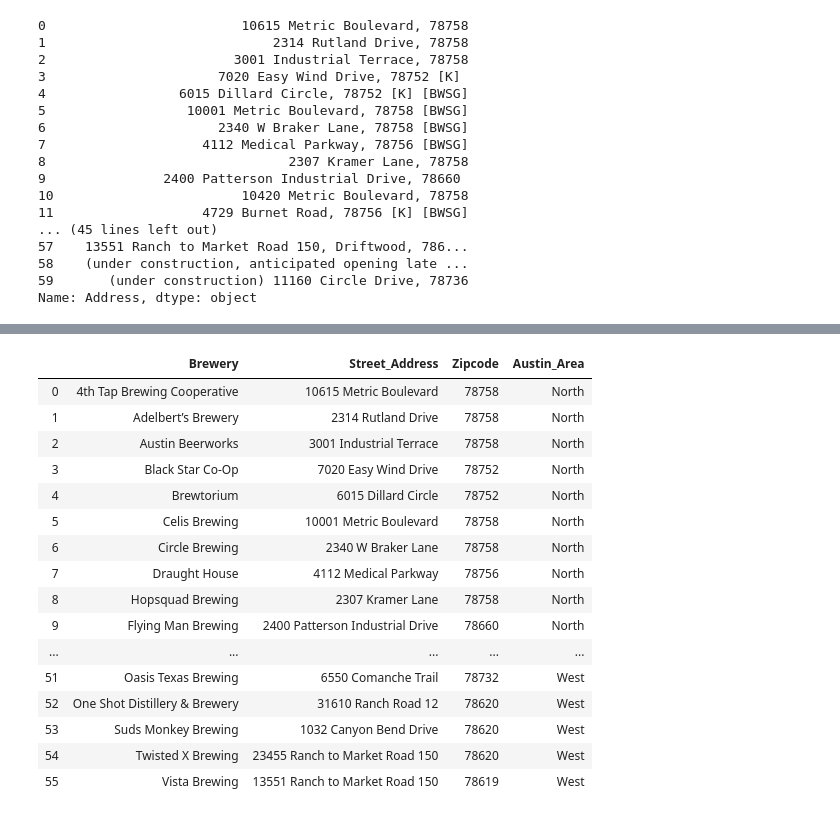
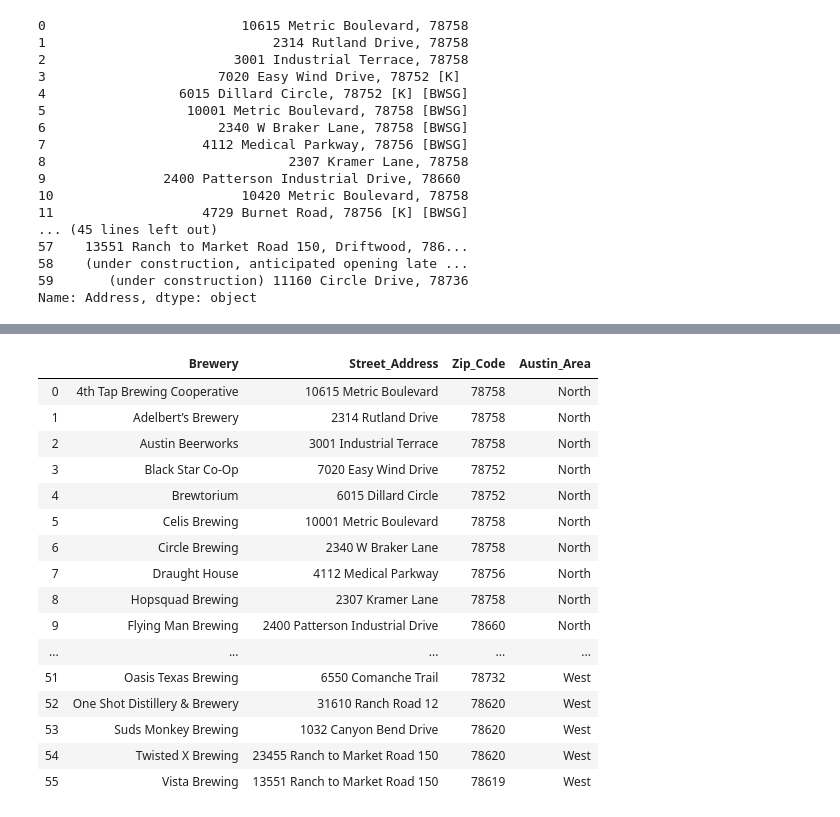
Before and after one commit to asianhenry/austin-breweries, a Jupyter notebook: beer_scrape.ipynb, the cells around one changed output, grey strips where cells are left out. Drawn from its saved outputs; the diff is of its cells as text; code cells hidden in the pictures.

```diff
--- a/beer_scrape.ipynb
+++ b/beer_scrape.ipynb
@@ -136,7 +136,7 @@ df
 | 58 | Meanwhile Brewing | (under construction, anticipated ... | 3901 Promontory Point Drive | 78744 |
 | 59 | Hitmaker Brewing Company | (under construction) 11160 Circle... | 11160 Circle Drive | 78736 |
 # %%
-df_cleaned = df[['Brewery', 'Street_Address', 'Zipcode']]
+df_cleaned = df[['Brewery', 'Street_Address', 'Zip_Code']]
 #df_cleaned
 # %%
 df_cleaned=df_cleaned.drop([30,36,58,59])
@@ -150,25 +150,26 @@ area += 9 * ['South']
 area += 11 * ['East']
 area += 12 * ['West']
 df_cleaned['Austin_Area']=area
-# %%
-df_cleaned
-# %% [output]
-|  | Brewery | Street_Address | Zipcode | Austin_Area |
-| 0 | 4th Tap Brewing Cooperative | 10615 Metric Boulevard | 78758 | North |
-| 1 | Adelbert’s Brewery | 2314 Rutland Drive | 78758 | North |
-| 2 | Austin Beerworks | 3001 Industrial Terrace | 78758 | North |
-| 3 | Black Star Co-Op | 7020 Easy Wind Drive | 78752 | North |
-| 4 | Brewtorium | 6015 Dillard Circle | 78752 | North |
-| 5 | Celis Brewing | 10001 Metric Boulevard | 78758 | North |
-| 6 | Circle Brewing | 2340 W Braker Lane | 78758 | North |
-| 7 | Draught House | 4112 Medical Parkway | 78756 | North |
-| 8 | Hopsquad Brewing | 2307 Kramer Lane | 78758 | North |
-| 9 | Flying Man Brewing | 2400 Patterson Industrial Drive | 78660 | North |
-| ... | ... | ... | ... | ... |
-| 51 | Oasis Texas Brewing | 6550 Comanche Trail | 78732 | West |
-| 52 | One Shot Distillery & Brewery | 31610 Ranch Road 12 | 78620 | West |
-| 53 | Suds Monkey Brewing | 1032 Canyon Bend Drive | 78620 | West |
-| 54 | Twisted X Brewing | 23455 Ranch to Market Road 150 | 78620 | West |
-| 55 | Vista Brewing | 13551 Ranch to Market Road 150 | 78619 | West |
+# %%
+df_cleaned['Zip_Code'] = df_cleaned['Zip_Code'].astype(int)
+df_cleaned
+# %% [output]
+|  | Brewery | Street_Address | Zip_Code | Austin_Area |
+| 0 | 4th Tap Brewing Cooperative | 10615 Metric Boulevard | 78758 | North |
+| 1 | Adelbert’s Brewery | 2314 Rutland Drive | 78758 | North |
+| 2 | Austin Beerworks | 3001 Industrial Terrace | 78758 | North |
+| 3 | Black Star Co-Op | 7020 Easy Wind Drive | 78752 | North |
+| 4 | Brewtorium | 6015 Dillard Circle | 78752 | North |
+| 5 | Celis Brewing | 10001 Metric Boulevard | 78758 | North |
+| 6 | Circle Brewing | 2340 W Braker Lane | 78758 | North |
+| 7 | Draught House | 4112 Medical Parkway | 78756 | North |
+| 8 | Hopsquad Brewing | 2307 Kramer Lane | 78758 | North |
+| 9 | Flying Man Brewing | 2400 Patterson Industrial Drive | 78660 | North |
+| ... | ... | ... | ... | ... |
+| 51 | Oasis Texas Brewing | 6550 Comanche Trail | 78732 | West |
+| 52 | One Shot Distillery & Brewery | 31610 Ranch Road 12 | 78620 | West |
+| 53 | Suds Monkey Brewing | 1032 Canyon Bend Drive | 78620 | West |
+| 54 | Twisted X Brewing | 23455 Ranch to Market Road 150 | 78620 | West |
+| 55 | Vista Brewing | 13551 Ranch to Market Road 150 | 78619 | West |
 # %%
 df_cleaned.to_csv('data/brewery_list.csv')
```
Also changed, not shown: parts of 3 cells of this notebook, 6 other files.
